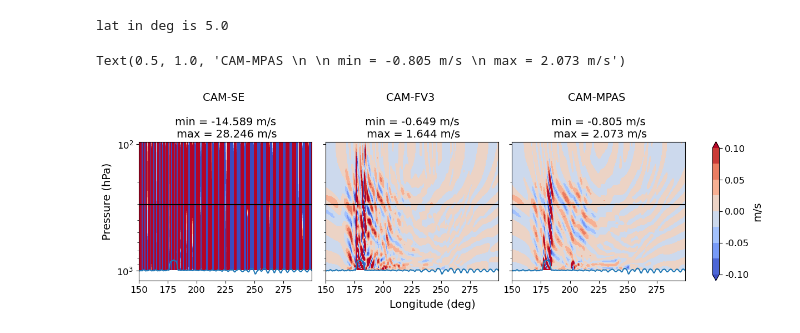
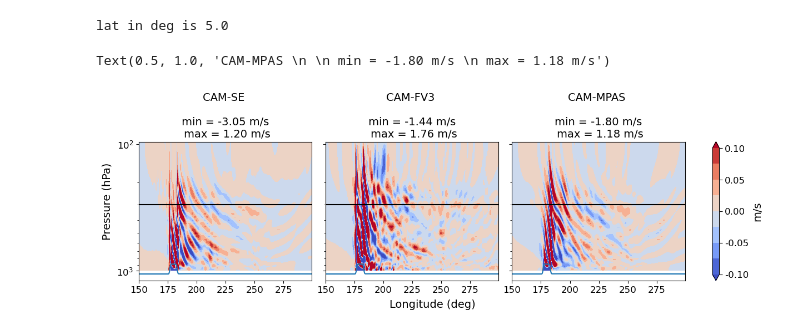
Before and after one commit to ta440/dcmip2025_gap_and_vortex, a Jupyter notebook: jupyter_notebooks/gap_2_by_2_paper_figures.ipynb, the cells around one changed output. Saved outputs shown, nothing was run; the diff lists cells and outputs as text; code cells hidden in the pictures.

```diff
--- a/jupyter_notebooks/gap_2_by_2_paper_figures.ipynb
+++ b/jupyter_notebooks/gap_2_by_2_paper_figures.ipynb
@@ -127,5 +87,5 @@ def cubic_z_interp(h, field_vals_all, lon, lat, z_val):
 # %%
-rot = False
+rot = True
 
 dycore1 = 'CAM-SE'
 dycore2 = 'CAM-FV3'
@@ -146,7 +106,7 @@ test_name_start3 = 'cam_6_4_080_paper_six'
 #extra_name1 = 'tau_1_10_nsplit4'
 #extra_name1 = 'tau_1_10_nsplit4_visc_subcyc_1'
 lev_no1 = 'ztop20km_L57_new_RF'
-extra_name1 = 'tau_200s_diff_2x_weaker'
+extra_name1 = 'tau_100s'
 #extra_name1 = 'tau_0s'
 
 #lev_no2 = 'ztop20km_L57'
@@ -154,15 +114,15 @@ extra_name1 = 'tau_200s_diff_2x_weaker'
 #extra_name2 = 'tau_1_10_no_vortdamp_ksplit2'
 #extra_name2 = 'tau_1_10_no_vortdamp_ksplit2_hord5'
 lev_no2 = 'ztop20km_L57_new_RF'
-extra_name2 = 'tau200s'
+extra_name2 = 'tau100s'
 #extra_name2 = 'tau200s_taumix90s'
 #extra_name2 = 'tau100s'
 #extra_name2 = 'tau10s'
 
 #lev_no3 = 'L20km_L57'
 #extra_name3 = 'tau_1_10_new_vgrid'
-lev_no3 = 'L20km_L57_new_RF'
-extra_name3 = 'tau200s'
+lev_no3 = 'L20km_L57_new_RF_w0'
+extra_name3 = 'tau100s'
 
 
 case1 = f'{test_name_start1}_{res1}_{lev_no1}'
@@ -189,5 +149,7 @@ nc_file3 = nc_file3 + '.regrid.0.5x0.5.nc'  # MPAS needs regridding
 nc_file4 = nc_file4 + '.nc'
 
 print(nc_file1)
+print(nc_file2)
+print(nc_file3)
 print(nc_file4)
 # %% [output]
@@ -606,9 +598,9 @@ if field=='W':
     Rd = 287.04
     g = 9.80616
     # Convert P from hPa to Pa
-    field1 = (Rd/g)*nc1['OMEGA'][t_idx, :, lat_val, lon_crop_inds[0]]*nc1['T'][t_idx, :, lat_val, lon_crop_inds[0]]/(P1*100)
-    field2 = (Rd/g)*nc2['OMEGA'][t_idx, :, lat_val, lon_crop_inds[0]]*nc2['T'][t_idx, :, lat_val, lon_crop_inds[0]]/(P2*100)
-    field3 = (Rd/g)*nc3['OMEGA'][t_idx, :, lat_val, lon_crop_inds[0]]*nc3['T'][t_idx, :, lat_val, lon_crop_inds[0]]/(P3*100)
+    field1 = -(Rd/g)*nc1['OMEGA'][t_idx, :, lat_val, lon_crop_inds[0]]*nc1['T'][t_idx, :, lat_val, lon_crop_inds[0]]/(P1*100)
+    field2 = -(Rd/g)*nc2['OMEGA'][t_idx, :, lat_val, lon_crop_inds[0]]*nc2['T'][t_idx, :, lat_val, lon_crop_inds[0]]/(P2*100)
+    field3 = -(Rd/g)*nc3['OMEGA'][t_idx, :, lat_val, lon_crop_inds[0]]*nc3['T'][t_idx, :, lat_val, lon_crop_inds[0]]/(P3*100)
 else:
     field1 = nc1[field][t_idx, :, lat_val, lon_crop_inds[0]]
     field2 = nc2[field][t_idx, :, lat_val, lon_crop_inds[0]]
@@ -633,6 +625,10 @@ fig, axes = plt.subplots(1,3,figsize = (12,4), sharey=True, constrained_layout=T
 
 minmin = -0.1
 maxmax = 0.1
+
+#minmin = -1
+#maxmax = 1
+
 absmax = max(abs(minmin), abs(maxmax))
 norm = colors.TwoSlopeNorm(vmin=minmin, vcenter=0, vmax=maxmax)
 conts = np.linspace(minmin, maxmax, 9)
@@ -648,38 +644,38 @@ cb = plt.colorbar(plot3,ax=axes,pad=0.05,shrink=1,format='%.2f', ticks = tick_ra
 cb.ax.tick_params(labelsize=12)
 cb.set_label('m/s', size=14)
 
 ax1.set_yscale('log')
 ax2.set_yscale('log')
 ax3.set_yscale('log')
 
 fig.supylabel('Pressure (hPa)', size=label_size)
 fig.supxlabel('Longitude (deg)', size=label_size)
 
 ax1.invert_yaxis()
 
 # Plot the sponge layer start:
 pc = 301.82
 pc_low =552.4
 
 ax1.plot(lon_crop, pc*np.ones_like(lon_crop), c='k')
 ax2.plot(lon_crop, pc*np.ones_like(lon_crop), c='k')
 ax3.plot(lon_crop, pc*np.ones_like(lon_crop), c='k')
 
 # Add the surface topography:
 ax1.plot(lon_crop, ps_t)
 ax2.plot(lon_crop, ps_t)
 ax3.plot(lon_crop, ps_t)
 
 ax1.tick_params(axis='both', which='major', labelsize=12)
 ax2.tick_params(axis='both', which='major', labelsize=12)
 ax3.tick_params(axis='both', which='major', labelsize=12)
 
-ax1.set_title(f'{dycore1} \n \n min = {min1:.3f} m/s \n max = {max1:.3f} m/s', size=label_size)
-ax2.set_title(f'{dycore2} \n \n min = {min2:.3f} m/s \n max = {max2:.3f} m/s', size=label_size)
-ax3.set_title(f'{dycore3} \n \n min = {min3:.3f} m/s \n max = {max3:.3f} m/s', size=label_size)
+ax1.set_title(f'{dycore1} \n \n min = {min1:.2f} m/s \n max = {max1:.2f} m/s', size=label_size)
+ax2.set_title(f'{dycore2} \n \n min = {min2:.2f} m/s \n max = {max2:.2f} m/s', size=label_size)
+ax3.set_title(f'{dycore3} \n \n min = {min3:.2f} m/s \n max = {max3:.2f} m/s', size=label_size)
 # %% [output]
-Text(0.5, 1.0, 'CAM-MPAS \n \n min = -0.805 m/s \n max = 2.073 m/s')
+Text(0.5, 1.0, 'CAM-MPAS \n \n min = -1.80 m/s \n max = 1.18 m/s')
-[figure, old version]
+[figure, new version]
 # %%
 # What about interpolations onto z coordinates?
 print(P1)
```
Also changed, not shown: parts of 9 cells of this notebook, 6 other files.
